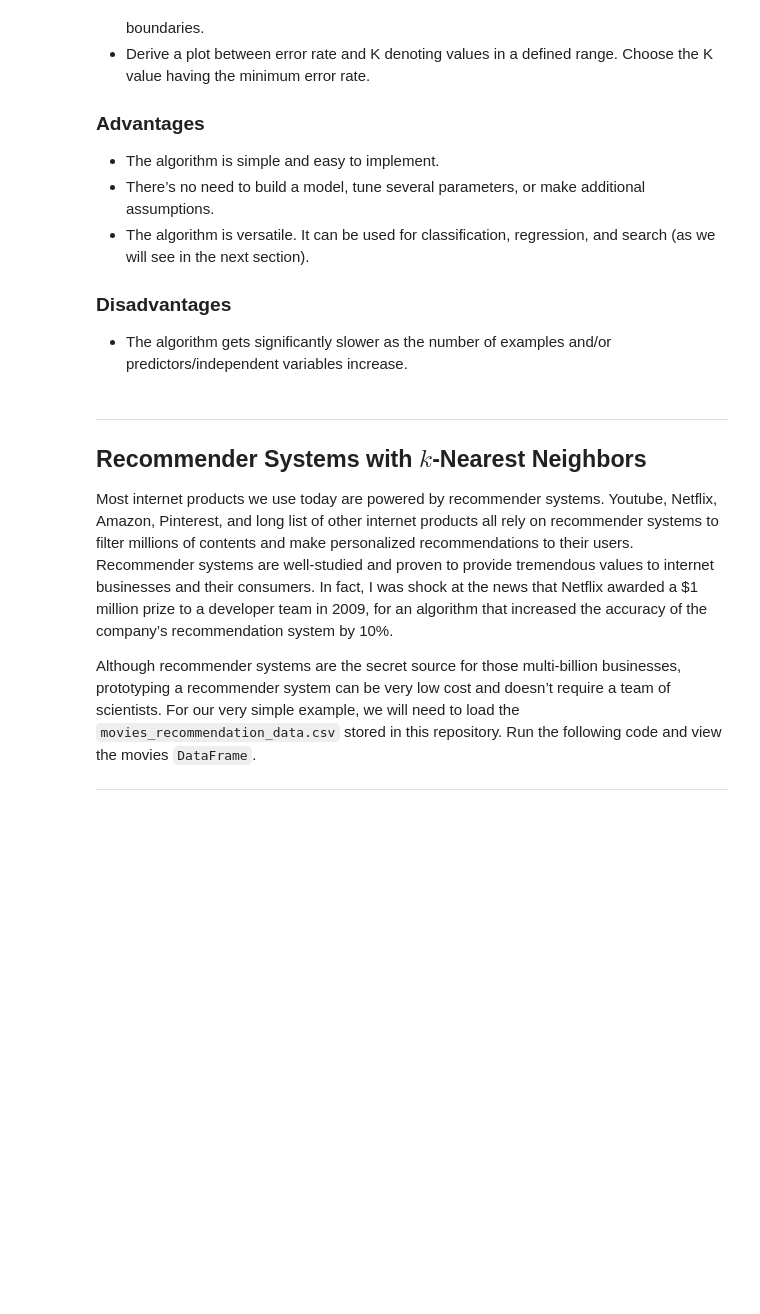
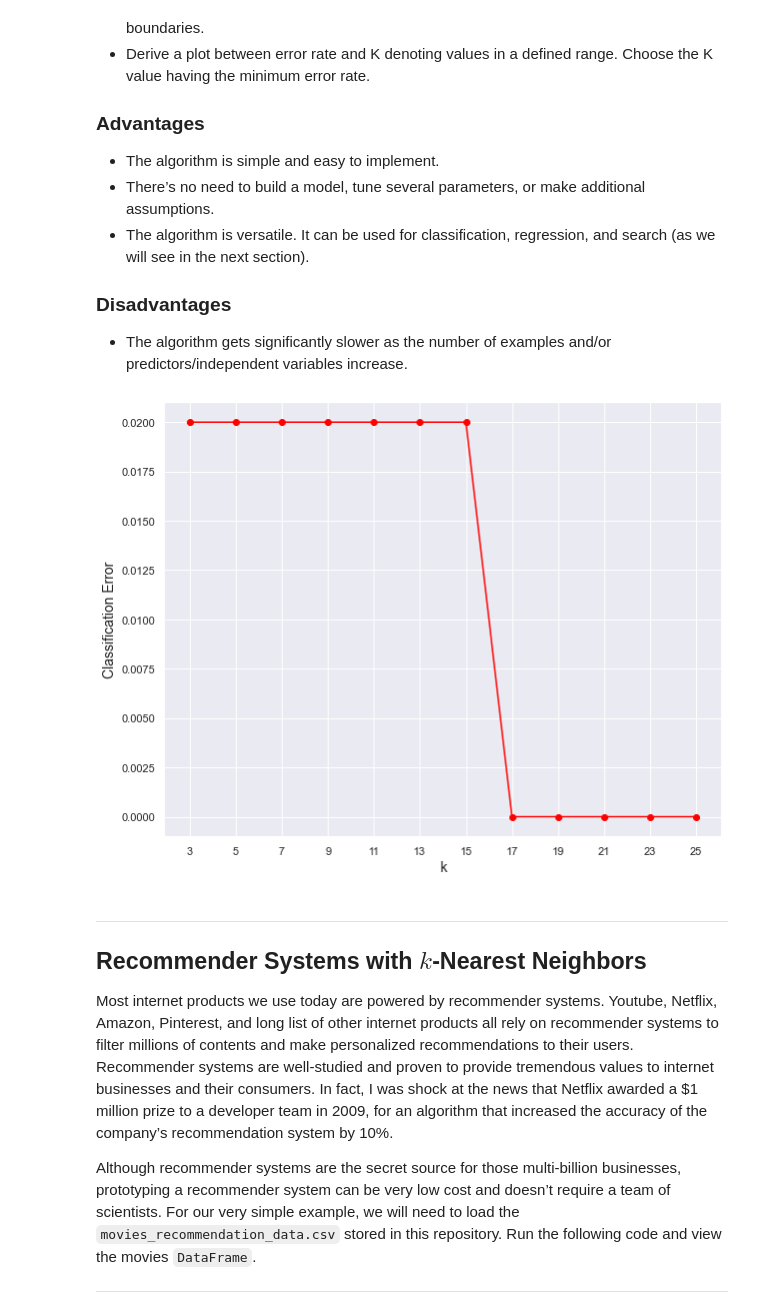
Before and after one commit to RandyRDavila/Data_Science_and_Machine_Learning_Spring_2022, a Jupyter notebook: Lecture_7/Lecture_7_1.ipynb, the cells around one changed output. Saved outputs shown, nothing was run; the diff lists cells and outputs as text; code cells hidden in the pictures; blank space fills up the shorter version.

```diff
--- a/Lecture_7/Lecture_7_1.ipynb
+++ b/Lecture_7/Lecture_7_1.ipynb
@@ -132,10 +136,9 @@ def k_nearest_neighbors(point,
     # Create an empty list to store neighbors and distances
     neighbors = []
 
-
-    for i, p in enumerate(training_features):
+    for p, label in zip(training_features, training_labels):
         d = distance(point, p)
-        temp_data = [p, training_labels[i], d]
+        temp_data = [p, label, d]
         neighbors.append(temp_data)
 
     neighbors.sort(key = lambda x : x[-1])
@@ -186,10 +202,10 @@ def classification_error(test_features,
                          training_labels,
                          k):
     error = 0
-    for i, point in enumerate(test_features):
-        error += test_labels[i] != KNN_Predict(point,
-                                               training_features,
-                                               training_labels,
-                                               k)
+    for point, label in zip(test_features, test_labels):
+        error += label != KNN_Predict(point,
+                                      training_features,
+                                      training_labels,
+                                      k)
     return error/len(test_features)
 # %%
@@ -220,20 +239,20 @@ Here are some things to keep in mind:
 ### Disadvantages
 * The algorithm gets significantly slower as the number of examples and/or predictors/independent variables increase.
 # %%
-possible_k = [x for x in range(3, 26, 2)]
+possible_k = [k for k in range(3, 26, 2)]
 errors = [classification_error(X_test,
                                y_test,
                                X_train,
                                y_train, k) for k in possible_k]
 # %%
 plt.figure(figsize = (10, 8))
-plt.plot(possible_k, errors, color = 'red')
-plt.scatter(possible_k, errors, color = 'red')
+plt.plot(possible_k, errors, color = 'red', marker = "o")
 plt.xlabel('k', fontsize = 14)
 plt.ylabel('Classification Error', fontsize = 14)
 plt.xticks(possible_k)
-plt.title("The Elbow Method", fontsize = 18)
 plt.show()
+# %% [output]
+[figure, added]
 # %% [markdown]
 ---
 
```
Also changed, not shown: parts of 15 cells of this notebook, 5 other files.
